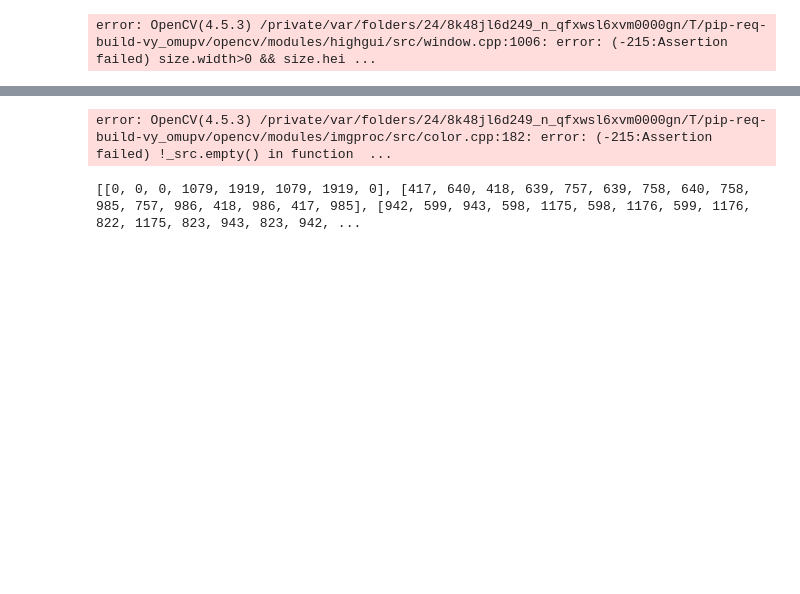
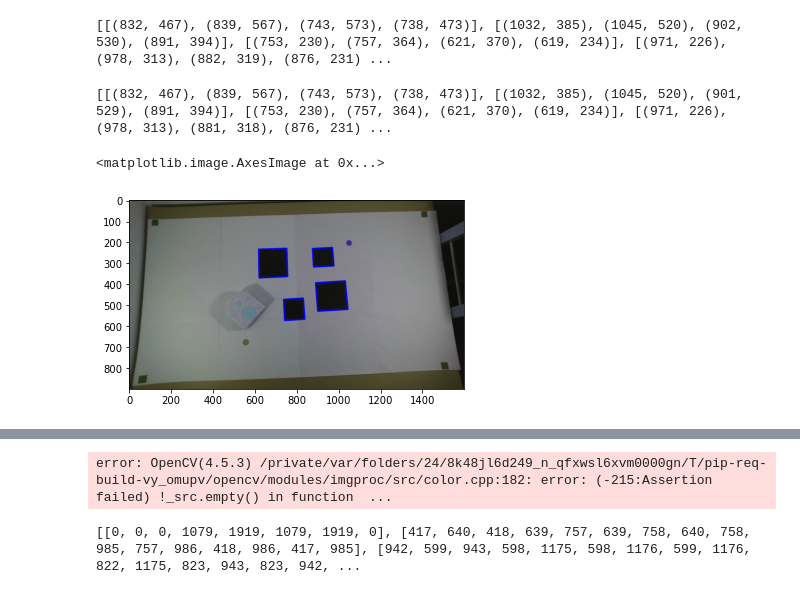
Before and after one commit to theoh-io/EPFL_MobileRobotics_2021, a Jupyter notebook: obstacle detection.ipynb, the cells around one changed output, grey strips where cells are left out. Drawn from its saved outputs; the diff is of its cells as text; code cells hidden in the pictures; blank space fills up the shorter version.

Commit message:
dernier probleme vision

```diff
--- a/obstacle detection.ipynb
+++ b/obstacle detection.ipynb
@@ -1,3 +1,20 @@
+# %%
+# Python code to detect an arrow (seven-sided shape) from an image.
+import numpy as np
+import cv2
+from PIL import Image
+import math
+import matplotlib
+from matplotlib.pyplot import imshow
+from matplotlib import pyplot as plt
+import Vision as vis
+
+# Reading image
+img = cv2.imread('env_final.jpeg', cv2.IMREAD_COLOR)
+list=vis.obstacle_detection(img)
+print(list)
+# %% [output]
+[[(832, 467), (839, 567), (743, 573), (738, 473)], [(1032, 385), (1045, 520), (902, 530), (891, 394)], [(753, 230), (757, 364), (621, 370), (619, 234)], [(971, 226), (978, 313), (882, 319), (876, 231) ...
 # %%
 # Python code to detect an arrow (seven-sided shape) from an image.
 import numpy as np
@@ -9,49 +26,65 @@ from matplotlib.pyplot import imshow
 from matplotlib import pyplot as plt
 
 # Reading image
-img2 = cv2.imread('obs.png', cv2.IMREAD_COLOR)
+img2 = cv2.imread('env_final.jpeg', cv2.IMREAD_COLOR)
 
 # Reading same image in another variable and
 # converting to gray scale.
-img = cv2.imread('obs.png', cv2.IMREAD_GRAYSCALE)
+img = cv2.imread('env_final.jpeg', cv2.IMREAD_GRAYSCALE)
 
 # Converting image to a binary image
 # (black and white only image).
 _,threshold = cv2.threshold(img, 110, 255,
                             cv2.THRESH_BINARY)
 
+#threshold=cv2.erode(threshold,None, iterations=4)
+#threshold=cv2.dilate(threshold,None, iterations=4)
+
 # Detecting shapes in image by selecting region
 # with same colors or intensity.
 contours,_=cv2.findContours(threshold, cv2.RETR_TREE,
                             cv2.CHAIN_APPROX_SIMPLE)
-polygons = []
+list_polygon = []
+polygon=[]
 
 # Searching through every region selected to
 # find the required polygon.
 for cnt in contours :
     area = cv2.contourArea(cnt)
 
     # Shortlisting the regions based on there area.
     if area > 400:
         approx = cv2.approxPolyDP(cnt,
                                   0.009 * cv2.arcLength(cnt, True), True)
-        print(approx)
+        #print(approx)
+
 
         # Checking if the no. of sides of the selected region is 7.
         if(len(approx) == 4):
             cv2.drawContours(img2, [approx], 0, (0, 0, 255), 5)
+            for i in range (len(approx)):
+                point=(approx[i][0][0],approx[i][0][1])
+                #print(point)
+                polygon.append(point)
+            #print(polygon)
+            list_polygon.append(polygon)
+            polygon=[]
+print(list_polygon)
+
 
 # Showing the image along with outlined arrow.
-cv2.imshow('image2', img2)
-cv2.imwrite('lignes_red.png', img2)
+#cv2.imshow('image2', img2)
+#cv2.imwrite('lignes_red.png', img2)
+
 
 # Exiting the window if 'q' is pressed on the keyboard.
-if cv2.waitKey(0) & 0xFF == ord('q'):
-    cv2.destroyAllWindows()
+#if cv2.waitKey(0) & 0xFF == ord('q'):
+ #   cv2.destroyAllWindows()
 plt.imshow(img2)
-#print(polygons)
 # %% [output]
-error: OpenCV(4.5.3) /private/var/folders/24/8k48jl6d249_n_qfxwsl6xvm0000gn/T/pip-req-build-vy_omupv/opencv/modules/highgui/src/window.cpp:1006: error: (-215:Assertion failed) size.width>0 && size.hei ...
+[[(832, 467), (839, 567), (743, 573), (738, 473)], [(1032, 385), (1045, 520), (901, 529), (891, 394)], [(753, 230), (757, 364), (621, 370), (619, 234)], [(971, 226), (978, 313), (881, 318), (876, 231) ...
+<matplotlib.image.AxesImage at 0x...>
+[figure, added]
 # %%
 red = np.uint8([[[255,0,0 ]]])
 hsv_red = cv2.cvtColor(red,cv2.COLOR_BGR2HSV)
```
Also changed, not shown: parts of 1 cell of this notebook, 2 other files.
